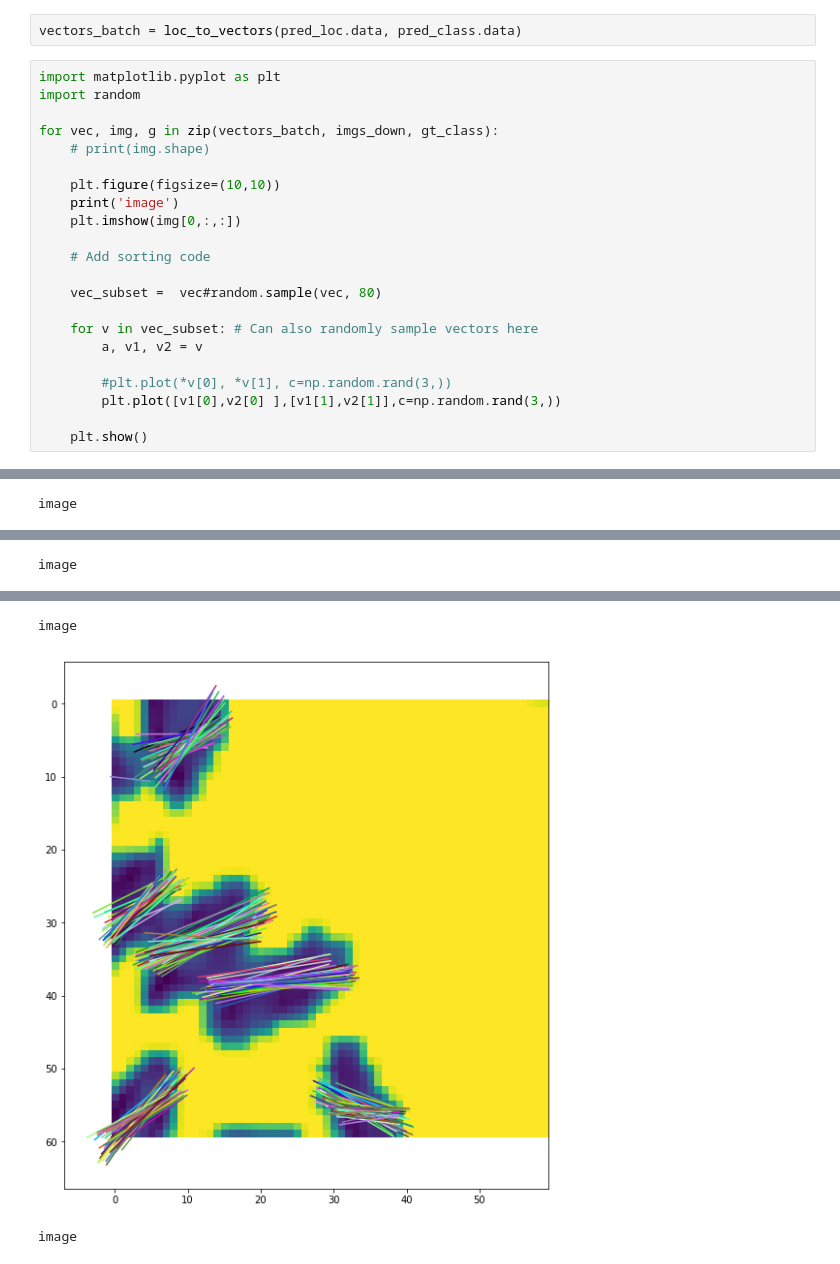
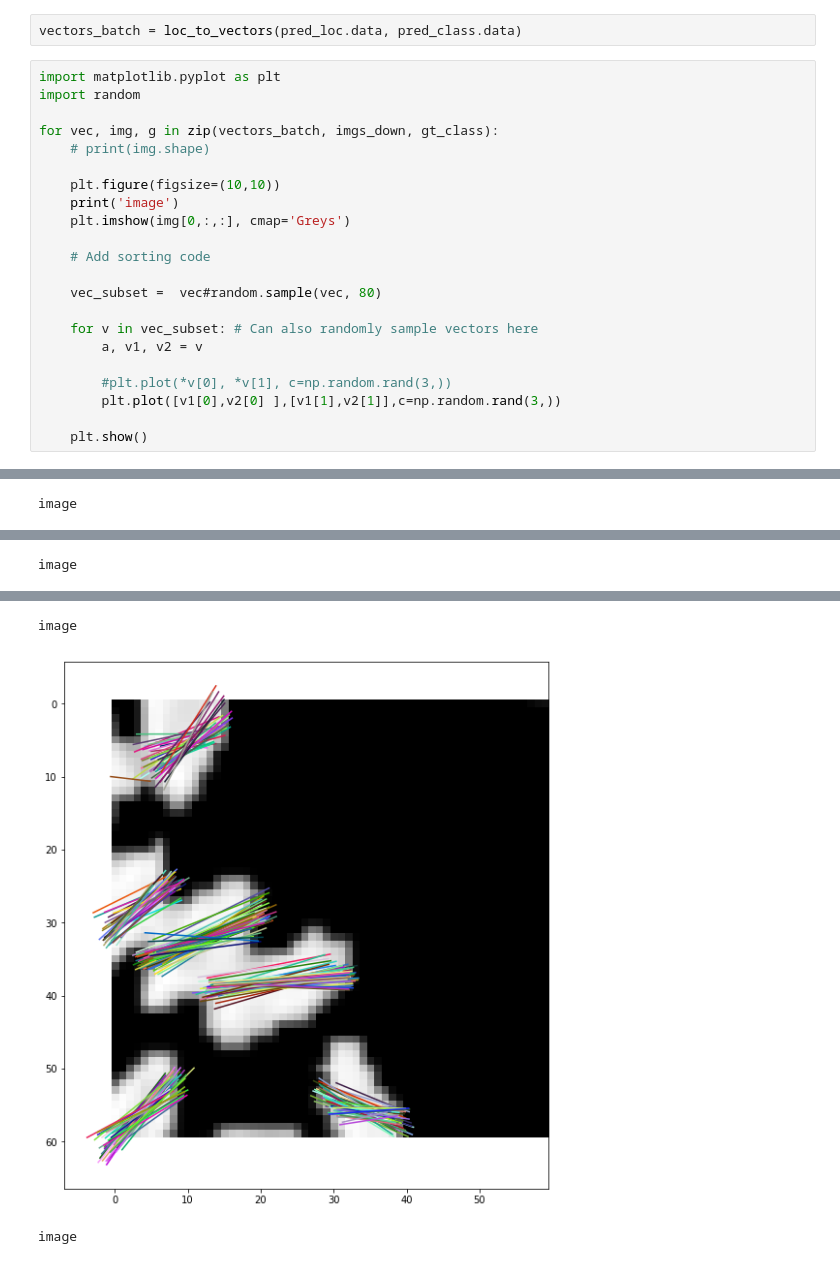
Before and after one commit to thegreatshasha/rt, a Jupyter notebook: RotationEllipseDetection.ipynb, the cells around one changed output, grey strips where cells are left out. Saved outputs shown, nothing was run; the diff lists cells and outputs as text.

Commit message:
changed cmap to grey. encoding requires some rethinking

```diff
--- a/RotationEllipseDetection.ipynb
+++ b/RotationEllipseDetection.ipynb
@@ -167,7 +167,7 @@ for vec, img, g in zip(vectors_batch, imgs_down, gt_class):
 
     plt.figure(figsize=(10,10))
     print('image')
-    plt.imshow(img[0,:,:])
+    plt.imshow(img[0,:,:], cmap='Greys')
 
     # Add sorting code
 
@@ -190,3 +190,3 @@ image
 image
-[figure, old version]
+[figure, new version]
 image
```
Also changed, not shown: parts of 3 cells of this notebook.
